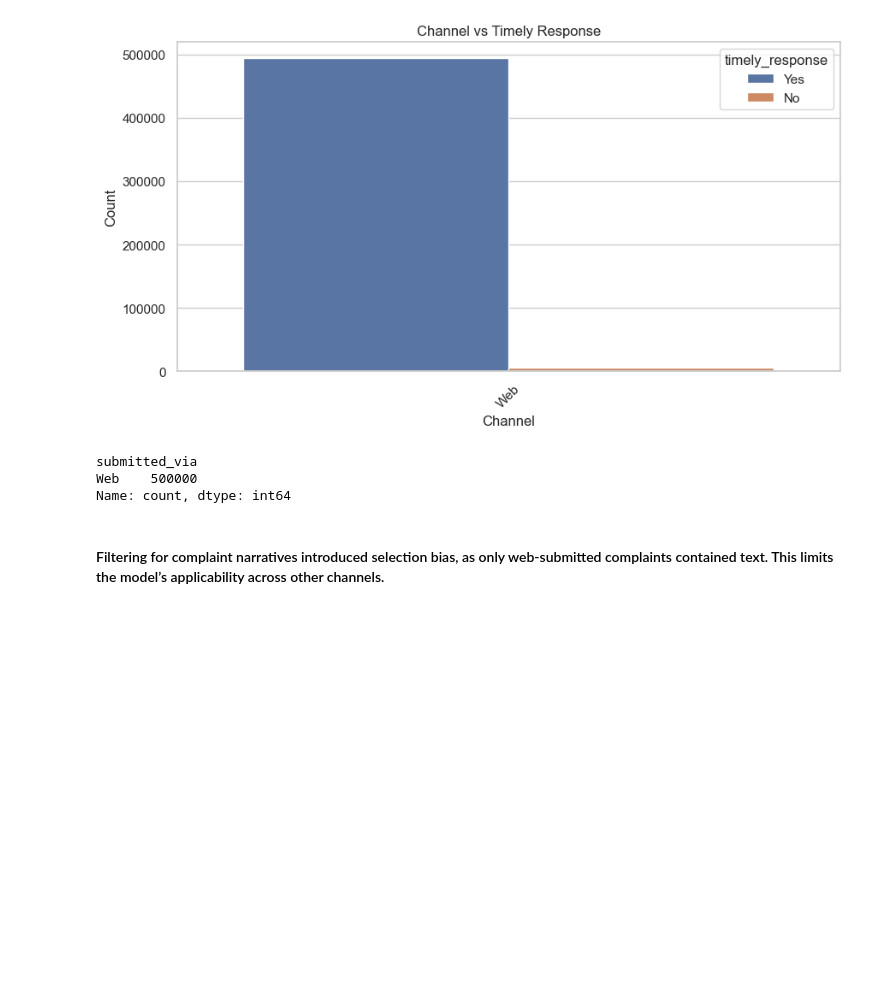
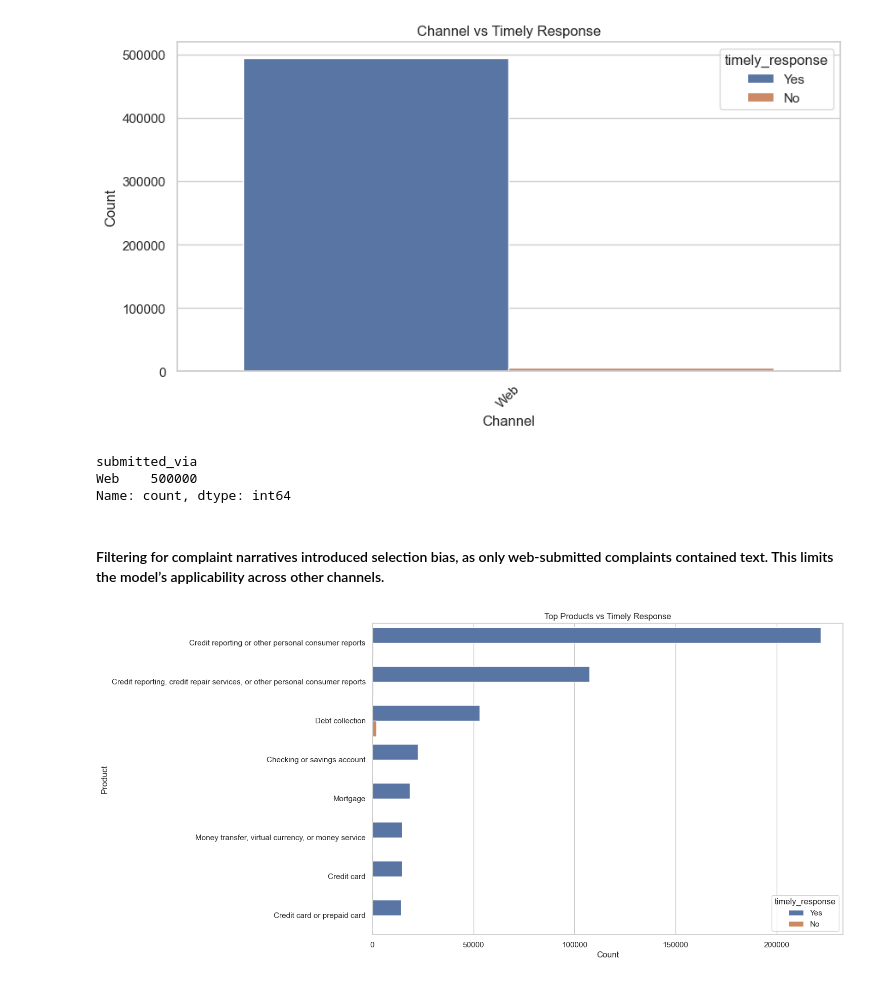
Before and after one commit to Phiziics/cfpb-complaint-intelligence, a Jupyter notebook: notebooks/01_eda.ipynb, the cells around one changed output. Saved outputs shown, nothing was run; the diff lists cells and outputs as text; code cells hidden in the pictures; blank space fills up the shorter version.

```diff
--- a/notebooks/01_eda.ipynb
+++ b/notebooks/01_eda.ipynb
@@ -366,0 +362,15 @@ df_model.shape
+# %%
+# Compare complaint type with timely response (risk relationship)
+plt.figure(figsize=(12, 8))
+sns.countplot(
+    data=df_sample,
+    y="product",
+    hue="timely_response",
+    order=df_sample["product"].value_counts().head(8).index
+)
+plt.title("Top Products vs Timely Response")
+plt.xlabel("Count")
+plt.ylabel("Product")
+plt.show()
+# %% [output]
+[figure, added]
```
Also changed, not shown: parts of 8 cells of this notebook.
